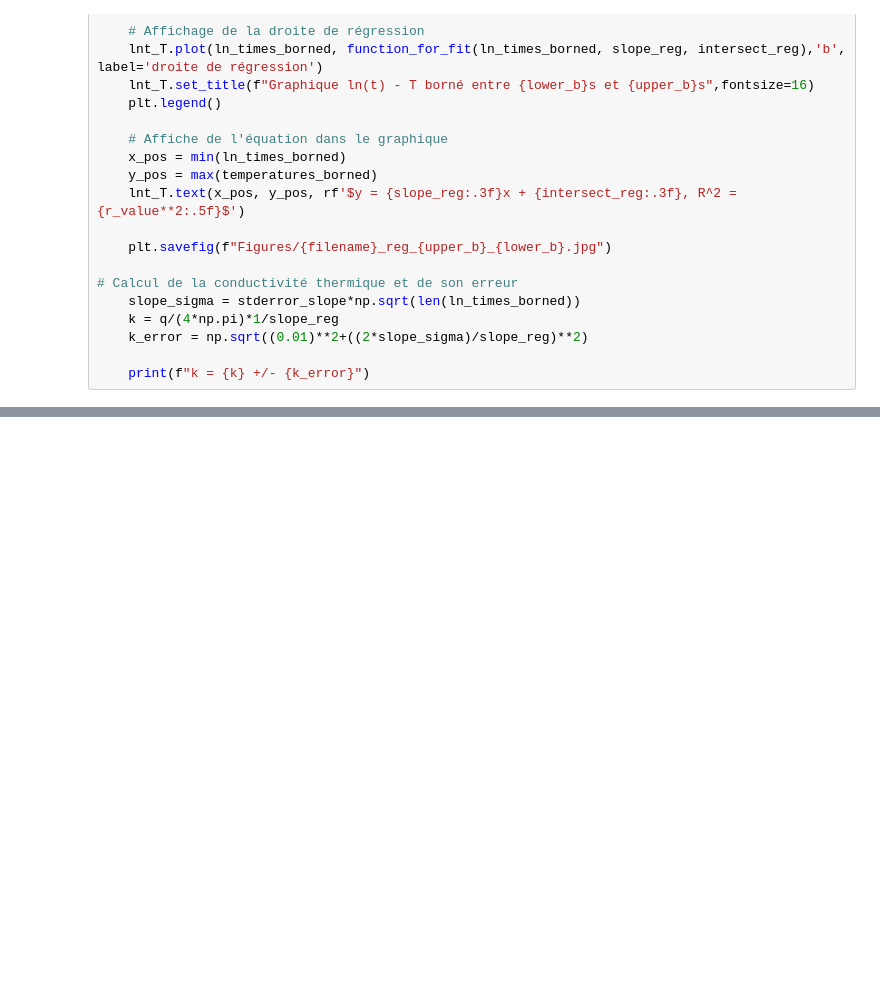
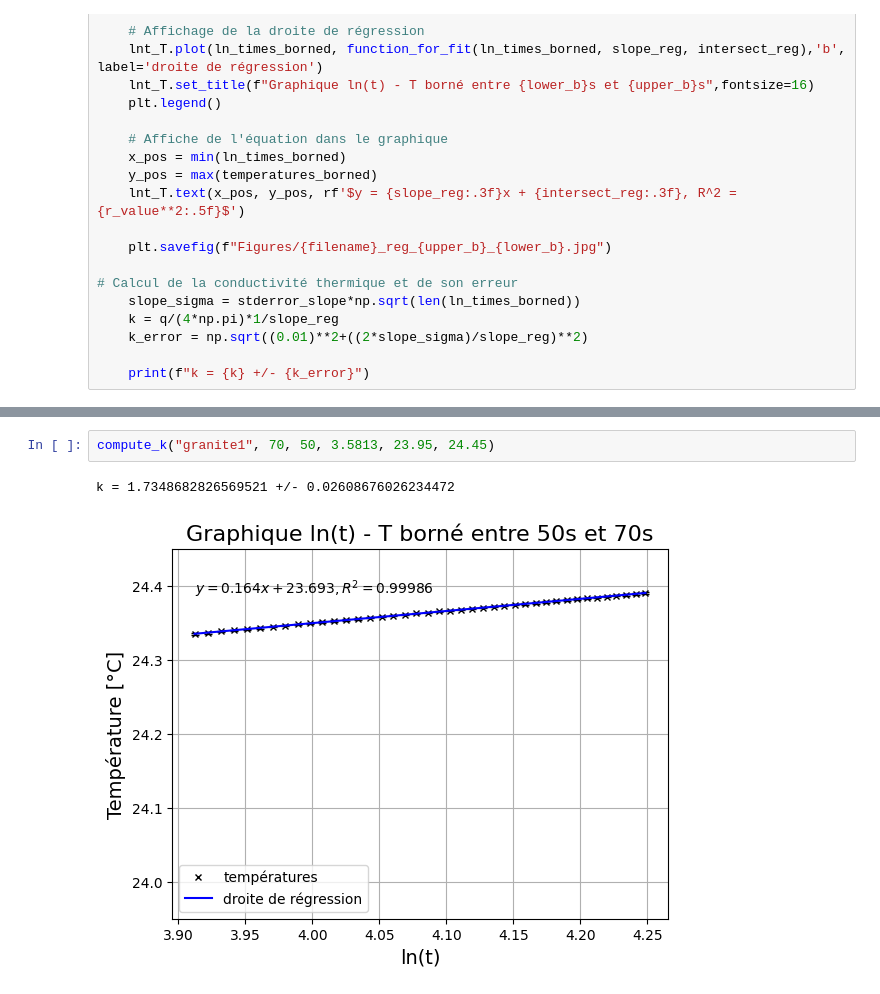
Before and after one commit to onillonn/TP_geologie, a Jupyter notebook: conductivite_thermique.ipynb, the cells around one changed output, grey strips where cells are left out. Cells and saved outputs as stored; diff of their text form; blank space fills up the shorter version.

```diff
--- a/conductivite_thermique.ipynb
+++ b/conductivite_thermique.ipynb
@@ -95,0 +109,5 @@ compute_k("granite1", 30, 10, 3.5813, 23.95, 24.45)
+# %%
+compute_k("granite1", 70, 50, 3.5813, 23.95, 24.45)
+# %% [output]
+k = 1.7348682826569521 +/- 0.02608676026234472
+[figure, added]
```
Also changed, not shown: parts of 12 cells of this notebook, 5 other files.
